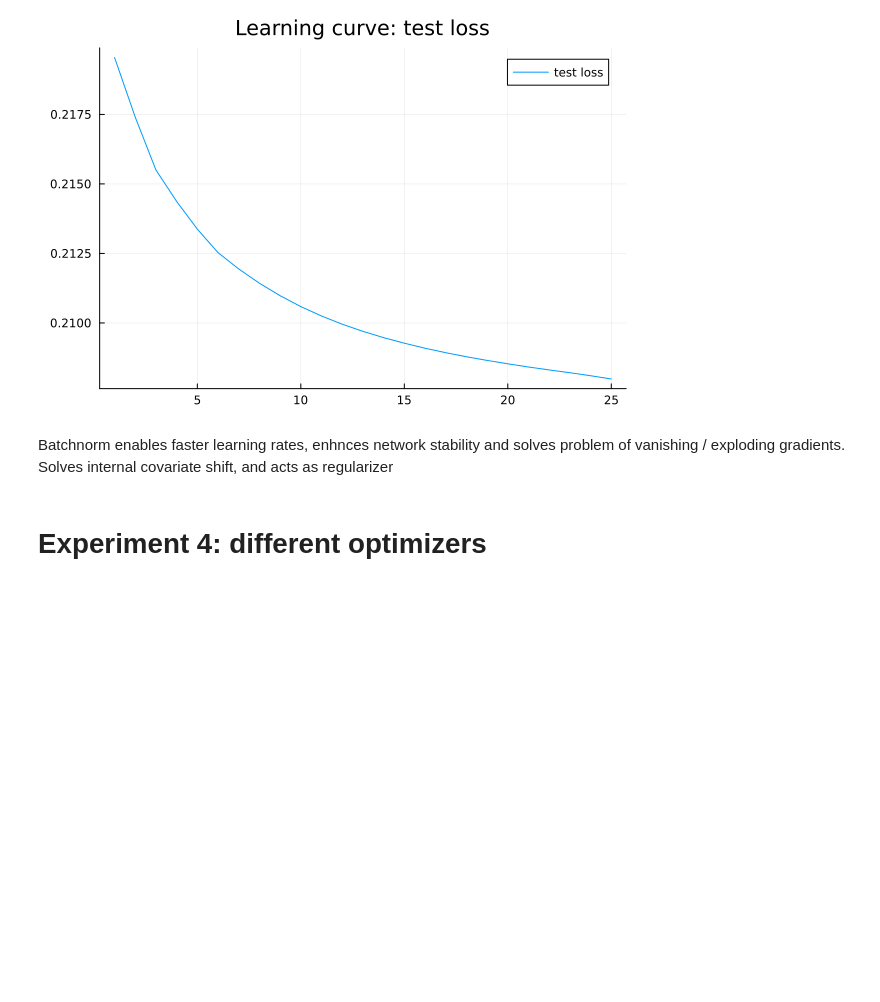
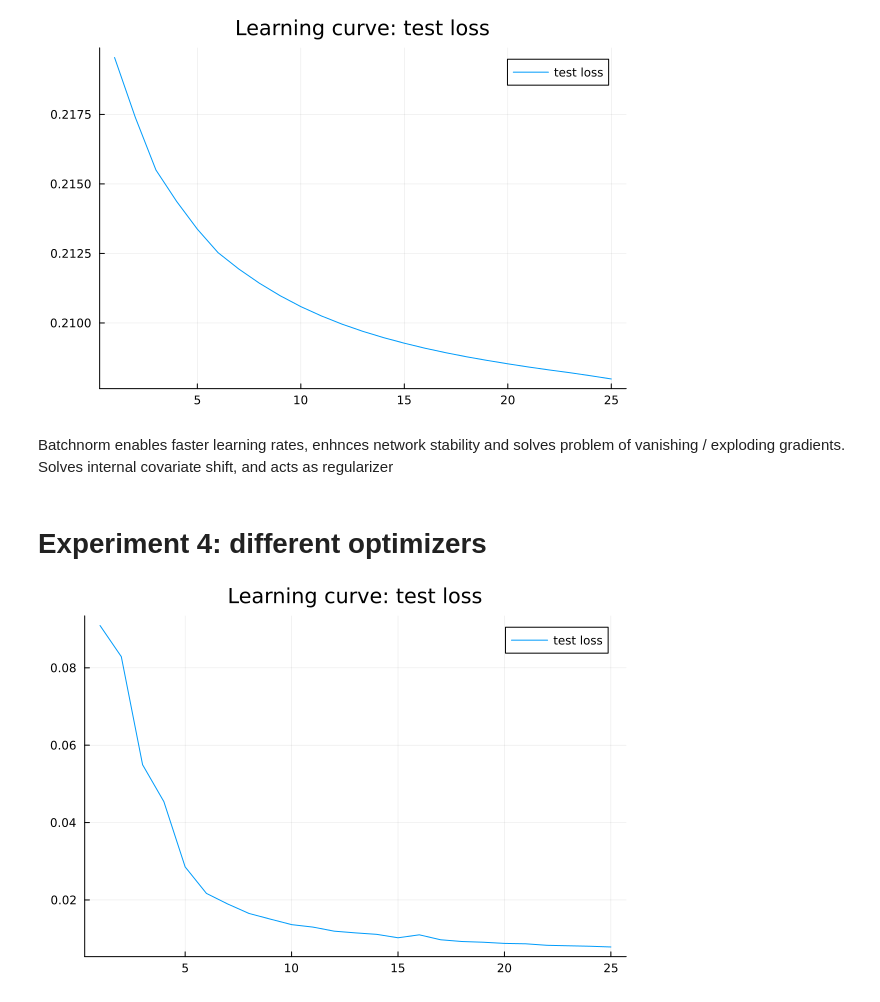
Before and after one commit to it1shka/Mlyn.jl, a Jupyter notebook: examples/experiments.ipynb, the cells around one changed output. Drawn from its saved outputs; the diff is of its cells as text; code cells hidden in the pictures; blank space fills up the shorter version.

```diff
--- a/examples/experiments.ipynb
+++ b/examples/experiments.ipynb
@@ -359,3 +359,22 @@ Batchnorm enables faster learning rates, enhnces network stability and solves pr
 Solves internal covariate shift, and acts as regularizer
 # %% [markdown]
 # Experiment 4: different optimizers
+# %%
+using Mlyn
+
+model = create_model(regression, [
+    BlueprintLinear(12, 8, method_xavier_normal),
+    BlueprintBatchNorm1D(n_features=8),
+    BlueprintActivation(method_sigmoid),
+
+    BlueprintLinear(8, 1, method_xavier_normal),
+    BlueprintBatchNorm1D(n_features=1),
+    BlueprintActivation(method_sigmoid),
+])
+X_train, Y_train, X_test, Y_test = load_forestfires(:rain)
+optimizer = OptimizerSGDM()
+init_sgdm!(optimizer, model.layers)
+history = train!(model, optimizer, 25, X_train, Y_train, X_test, Y_test; batch_size=10, logging=false)
+history_plot_test_loss(history)
+# %% [output]
+[figure, added]
```
Also changed, not shown: parts of 5 cells of this notebook, 3 other files.
